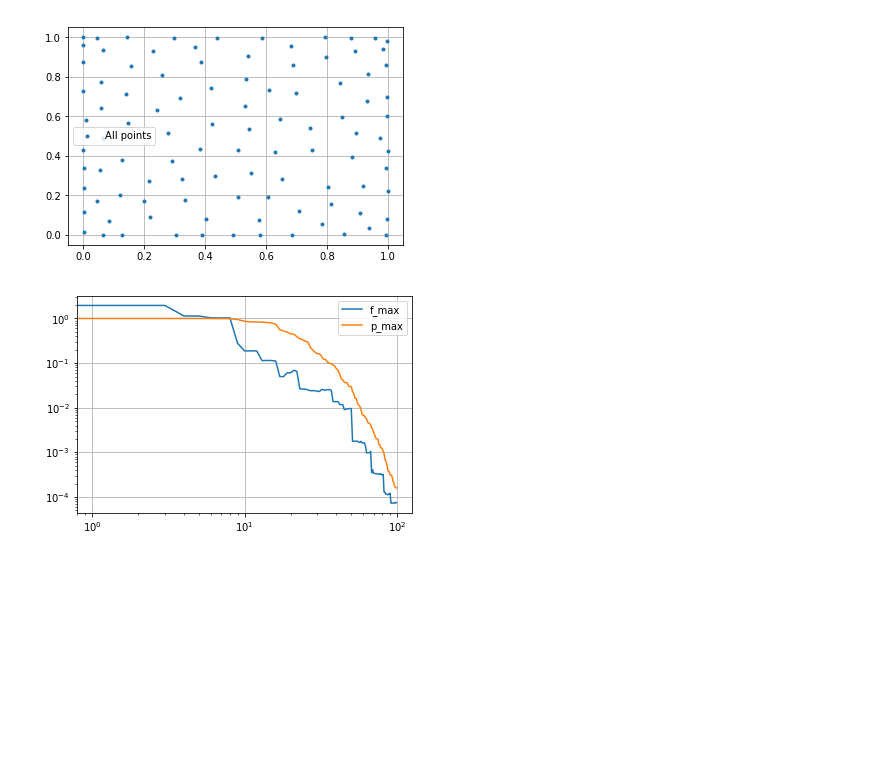
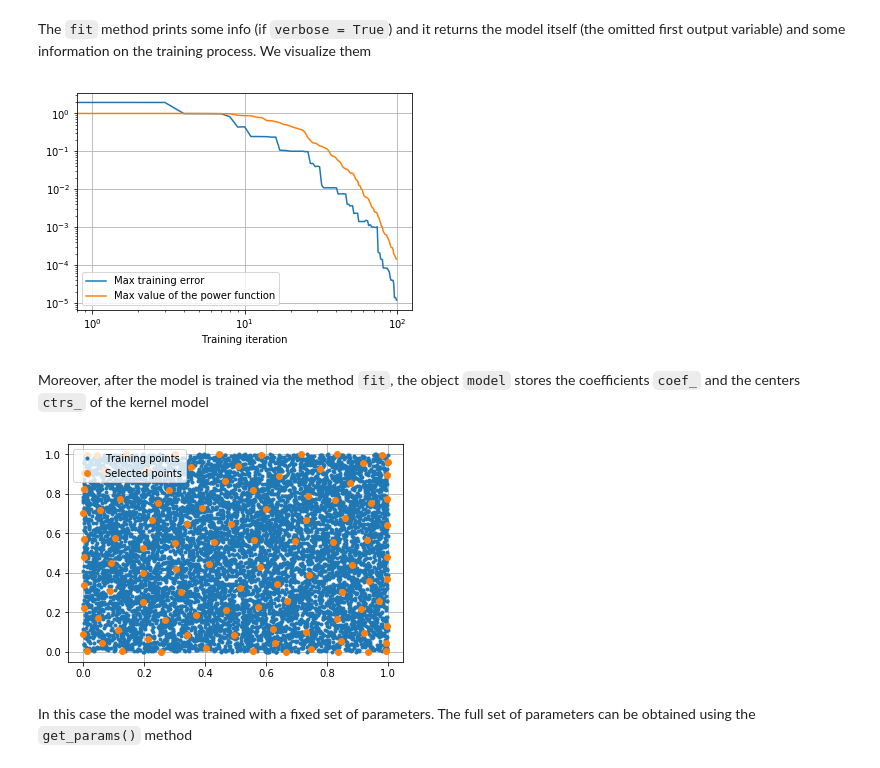
Before and after one commit to GabrieleSantin/VKOGA, a Jupyter notebook: demo.ipynb, the cells around one changed output. Drawn from its saved outputs; the diff is of its cells as text; code cells hidden in the pictures; blank space fills up the shorter version.

```diff
--- a/demo.ipynb
+++ b/demo.ipynb
@@ -35,0 +14,4 @@ Training completed with
+# %%
+from sklearn.model_selection import train_test_split
+
+X_train, X_test, y_train, y_test = train_test_split(X, y, test_size=0.1, random_state=2)
@@ -35,0 +31,9 @@ Training completed with
+# %%
+from kernels import Gaussian
+kernel = Gaussian(ep=4)
+#from kernels import Wendland
+#kernel = Wendland(ep=2, k=0, d=2)
+#from kernels import Polynomial
+#kernel = Polynomial(a=0, p=2)
+
+model = VKOGA(kernel=kernel)
@@ -35,0 +42,2 @@ Training completed with
+# %%
+_, f_max, p_max = model.fit(X_train, y_train)
@@ -36,22 +55,29 @@ Training completed with
+# %% [markdown]
+The `fit` method prints some info (if `verbose = True`) and it returns the model itself (the omitted first output variable) and some information on the training process.
+We visualize them
+# %%
+fig = plt.figure(1)
+fig.clf()
+ax = fig.gca()
+ax.loglog(f_max)
+ax.loglog(p_max)
+ax.set_xlabel('Training iteration')
+ax.legend(['Max training error', 'Max value of the power function'])
+ax.grid()
+# %% [output]
+[figure, added]
+# %% [markdown]
+Moreover, after the model is trained via the method `fit`, the object `model` stores the coefficients `coef_` and the centers `ctrs_` of the kernel model
 # %%
-#%%
-fig = plt.figure(1)
-fig.clf()
-ax = fig.gca()
-#ax.plot(X[:, 0], X[:, 1], '.')
-ax.plot(model.ctrs_[:, 0], model.ctrs_[:, 1], '.')
-ax.legend(['All points', 'Selected points'])
-ax.grid()
-fig.show()
-
 fig = plt.figure(2)
 fig.clf()
 ax = fig.gca()
-ax.loglog(f_max)
-ax.loglog(p_max)
-ax.legend(['f_max', 'p_max'])
+ax.plot(X[:, 0], X[:, 1], '.')
+ax.plot(model.ctrs_[:, 0], model.ctrs_[:, 1], 'o')
+ax.legend(['Training points', 'Selected points'])
 ax.grid()
-fig.show()
 # %% [output]
-[figure, old version]
+[figure, new version]
-[figure, removed]
+# %% [markdown]
+In this case the model was trained with a fixed set of parameters.
+The full set of parameters can be obtained using the `get_params()` method
```
Also changed, not shown: parts of 45 cells of this notebook, 4 other files.
